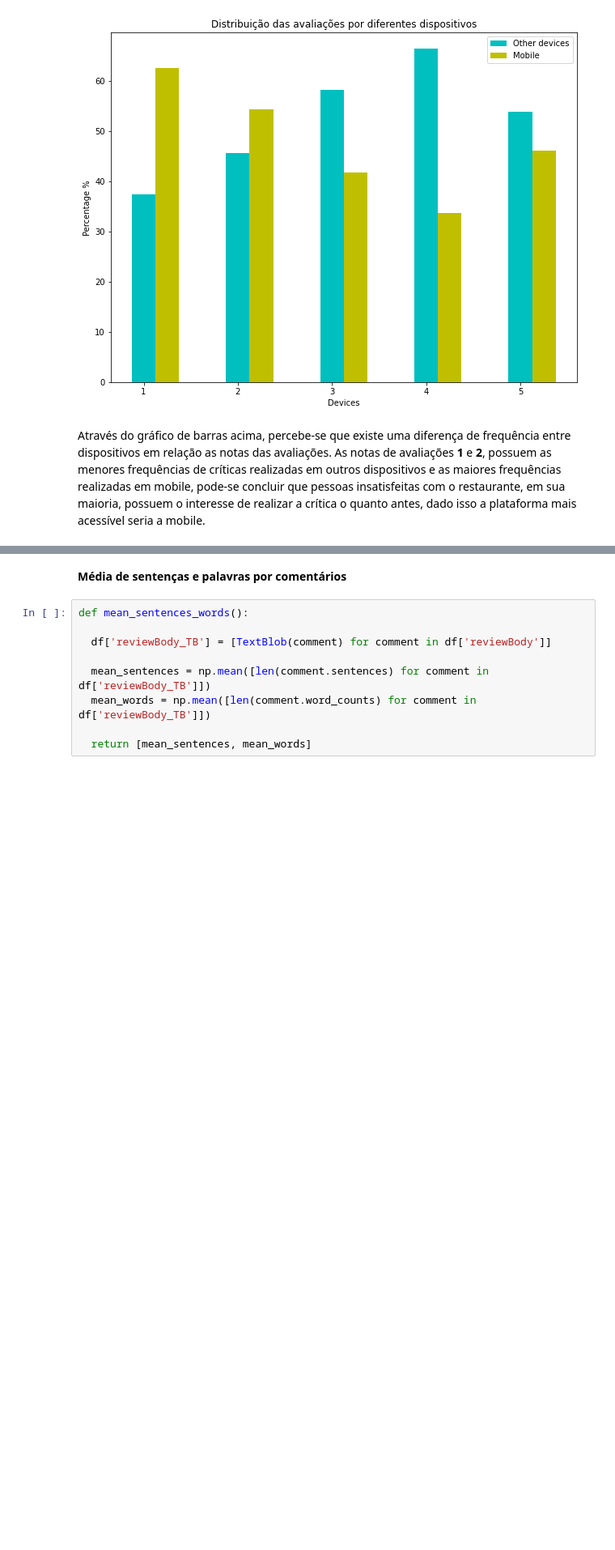
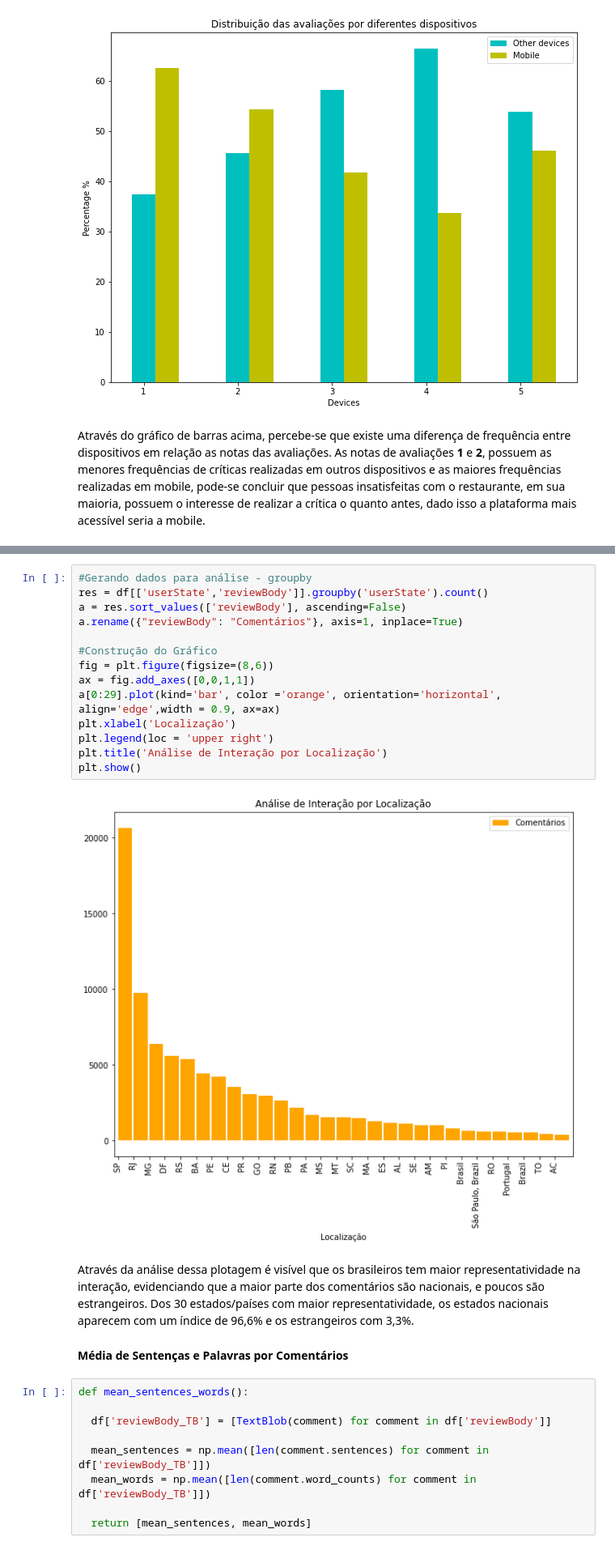
Before and after one commit to kidkmon/Sentiment-Analysis-TripAdvisor, a Jupyter notebook: Analise_sentimentos_TripAdvisor.ipynb, the cells around one changed output, grey strips where cells are left out. Shown: that part at 81% size. Cells and saved outputs as stored; diff of their text form; blank space fills up the shorter version.

```diff
--- a/Analise_sentimentos_TripAdvisor.ipynb
+++ b/Analise_sentimentos_TripAdvisor.ipynb
@@ -491,5 +394,24 @@ Name: reviewBody, Length: 289, dtype: int64
+# %%
+#Gerando dados para análise - groupby
+res = df[['userState','reviewBody']].groupby('userState').count()
+a = res.sort_values(['reviewBody'], ascending=False)
+a.rename({"reviewBody": "Comentários"}, axis=1, inplace=True)
+
+#Construção do Gráfico
+fig = plt.figure(figsize=(8,6))
+ax = fig.add_axes([0,0,1,1])
+a[0:29].plot(kind='bar', color ='orange', orientation='horizontal', align='edge',width = 0.9, ax=ax)
+plt.xlabel('Localização')
+plt.legend(loc = 'upper right')
+plt.title('Análise de Interação por Localização')
+plt.show()
+# %% [output]
+[figure, added]
+# %% [markdown]
+Através da análise dessa plotagem é visível que os brasileiros tem maior representatividade na interação, evidenciando que a maior parte dos comentários são nacionais, e poucos são estrangeiros.
+Dos 30 estados/países com maior representatividade, os estados nacionais aparecem com um índice de 96,6% e os estrangeiros com 3,3%.
 # %% [markdown]
-**Média de sentenças e palavras por comentários**
+**Média de Sentenças e Palavras por Comentários**
 # %%
 def mean_sentences_words():
 
```
Also changed, not shown: parts of 39 cells of this notebook.
